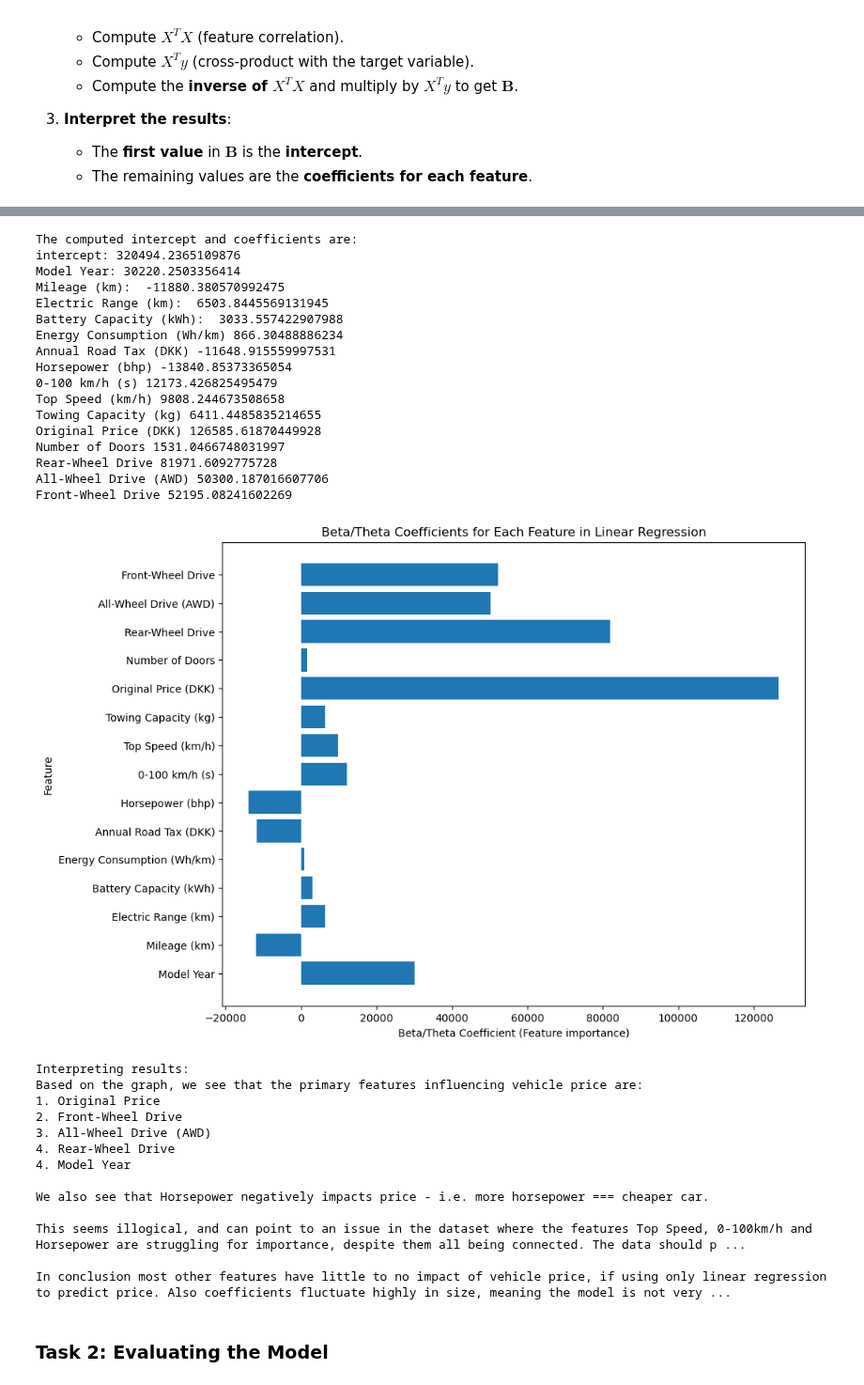
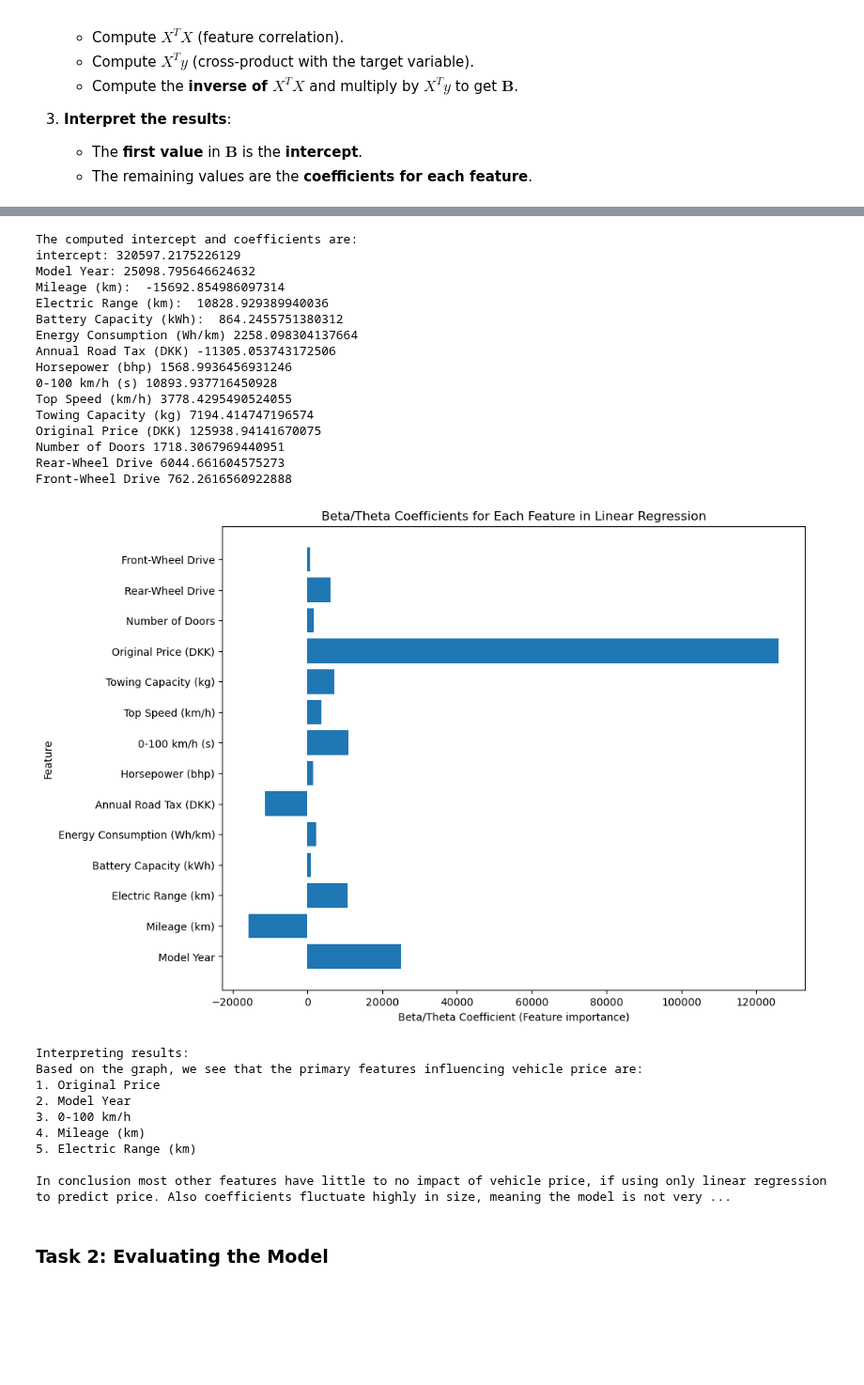
Before and after one commit to Dogmeat2000/MAL1-Python, a Jupyter notebook: Assignment 2/Assignment_2.ipynb, the cells around one changed output, grey strips where cells are left out. Shown at 94% size. Saved outputs shown, nothing was run; the diff lists cells and outputs as text; code cells hidden in the pictures; blank space fills up the shorter version.

Commit message:
Assignment 2: Updated task 1-3 with removed one-hot encoded All-Wheel-Drive category pr. Ole's advice.

```diff
--- a/Assignment 2/Assignment_2.ipynb
+++ b/Assignment 2/Assignment_2.ipynb
@@ -62,6 +62,13 @@ display(data.head())
 Y = data['Price (DKK)']
 X = data.drop(columns=['Price (DKK)'])
 
+# We also drop the "All-Wheel Drive (AWD)" category pr. Ole's heads up on itsLearning:
+# Ole Ildsgaard Hougaard (26/02-2025):
+# Vi er kommet til at lægge en fælde ind i aflevering 2: Når man har en one-hot encoded feature,
+# kan man ikke løse lineær regression efter den angivne matrix-metode. For at løse den korrekt
+# skal I droppe en af søjlerne "Rear-Wheel Drive", "All-Wheel Drive" eller "Front-Wheel Drive".
+X = X.drop(columns=['All-Wheel Drive (AWD)'])
+
 # Now we use StandardScaler to scale the feature set:
 scaler = StandardScaler()
 X = scaler.fit_transform(X)
@@ -205,64 +212,56 @@ print("\nThe computed intercept and coefficients are: ",
       "\nOriginal Price (DKK)", Beta[11],
       "\nNumber of Doors", Beta[12],
       "\nRear-Wheel Drive", Beta[13],
-      "\nAll-Wheel Drive (AWD)", Beta[14],
-      "\nFront-Wheel Drive", Beta[15])
+      "\nFront-Wheel Drive", Beta[14])
 # %% [output]
 The computed intercept and coefficients are:
-intercept: 320494.2365109876
-Model Year: 30220.2503356414
-Mileage (km):  -11880.380570992475
-Electric Range (km):  6503.8445569131945
-Battery Capacity (kWh):  3033.557422907988
-Energy Consumption (Wh/km) 866.30488886234
-Annual Road Tax (DKK) -11648.915559997531
-Horsepower (bhp) -13840.85373365054
-0-100 km/h (s) 12173.426825495479
-Top Speed (km/h) 9808.244673508658
-Towing Capacity (kg) 6411.4485835214655
-Original Price (DKK) 126585.61870449928
-Number of Doors 1531.0466748031997
-Rear-Wheel Drive 81971.6092775728
-All-Wheel Drive (AWD) 50300.187016607706
-Front-Wheel Drive 52195.08241602269
+intercept: 320597.2175226129
+Model Year: 25098.795646624632
+Mileage (km):  -15692.854986097314
+Electric Range (km):  10828.929389940036
+Battery Capacity (kWh):  864.2455751380312
+Energy Consumption (Wh/km) 2258.098304137664
+Annual Road Tax (DKK) -11305.053743172506
+Horsepower (bhp) 1568.9936456931246
+0-100 km/h (s) 10893.937716450928
+Top Speed (km/h) 3778.4295490524055
+Towing Capacity (kg) 7194.414747196574
+Original Price (DKK) 125938.94141670075
+Number of Doors 1718.3067969440951
+Rear-Wheel Drive 6044.661604575273
+Front-Wheel Drive 762.2616560922888
 # %%
 ##Now let's visualize this data. We ignore the intercept in this visualization.
 
 # When visualizing/interpreting the data, we skip the intercept. This is to better see how important each feature is, after linear regression.
 values = Beta[1:]
 
 n_features = len(values)
 plt.figure(figsize=(10,8))
 plt.barh(range(n_features), values, align='center')
 
-feature_names = ['Model Year', 'Mileage (km)', 'Electric Range (km)', 'Battery Capacity (kWh)', 'Energy Consumption (Wh/km)', 'Annual Road Tax (DKK)', 'Horsepower (bhp)', '0-100 km/h (s)', 'Top Speed (km/h)', 'Towing Capacity (kg)', 'Original Price (DKK)', 'Number of Doors', 'Rear-Wheel Drive', 'All-Wheel Drive (AWD)', 'Front-Wheel Drive']
+feature_names = ['Model Year', 'Mileage (km)', 'Electric Range (km)', 'Battery Capacity (kWh)', 'Energy Consumption (Wh/km)', 'Annual Road Tax (DKK)', 'Horsepower (bhp)', '0-100 km/h (s)', 'Top Speed (km/h)', 'Towing Capacity (kg)', 'Original Price (DKK)', 'Number of Doors', 'Rear-Wheel Drive', 'Front-Wheel Drive']
 
 plt.yticks(np.arange(n_features), feature_names)
 plt.title("Beta/Theta Coefficients for Each Feature in Linear Regression")
 plt.xlabel('Beta/Theta Coefficient (Feature importance)')
 plt.ylabel('Feature')
 
 # Show the plot
 plt.show()
 
 print("Interpreting results:\n"
-      "Based on the graph, we see that the primary features influencing vehicle price are:\n1. Original Price\n2. Front-Wheel Drive\n3. All-Wheel Drive (AWD)\n4. Rear-Wheel Drive\n4. Model Year"
-      "\n\nWe also see that Horsepower negatively impacts price - i.e. more horsepower === cheaper car. "
-      "\n\nThis seems illogical, and can point to an issue in the dataset where the features Top Speed, 0-100km/h and Horsepower are struggling for importance, despite them all being connected. The data should probably be cleaned up to omit features that are directly related to horsepower."
+      "Based on the graph, we see that the primary features influencing vehicle price are:\n1. Original Price\n2. Model Year\n3. 0-100 km/h\n4. Mileage (km)\n5. Electric Range (km)"
       "\n\nIn conclusion most other features have little to no impact of vehicle price, if using only linear regression to predict price. Also coefficients fluctuate highly in size, meaning the model is not very balanced yet. As such, more work should be done on balancing the coefficients.")
 # %% [output]
-[figure, old version]
+[figure, new version]
 Interpreting results:
 Based on the graph, we see that the primary features influencing vehicle price are:
 1. Original Price
-2. Front-Wheel Drive
-3. All-Wheel Drive (AWD)
-4. Rear-Wheel Drive
-4. Model Year
-
-We also see that Horsepower negatively impacts price - i.e. more horsepower === cheaper car.
-
-This seems illogical, and can point to an issue in the dataset where the features Top Speed, 0-100km/h and Horsepower are struggling for importance, despite them all being connected. The data should p ...
+2. Model Year
+3. 0-100 km/h
+4. Mileage (km)
+5. Electric Range (km)
 
 In conclusion most other features have little to no impact of vehicle price, if using only linear regression to predict price. Also coefficients fluctuate highly in size, meaning the model is not very ...
 # %% [markdown]
```
Also changed, not shown: parts of 4 cells of this notebook.
